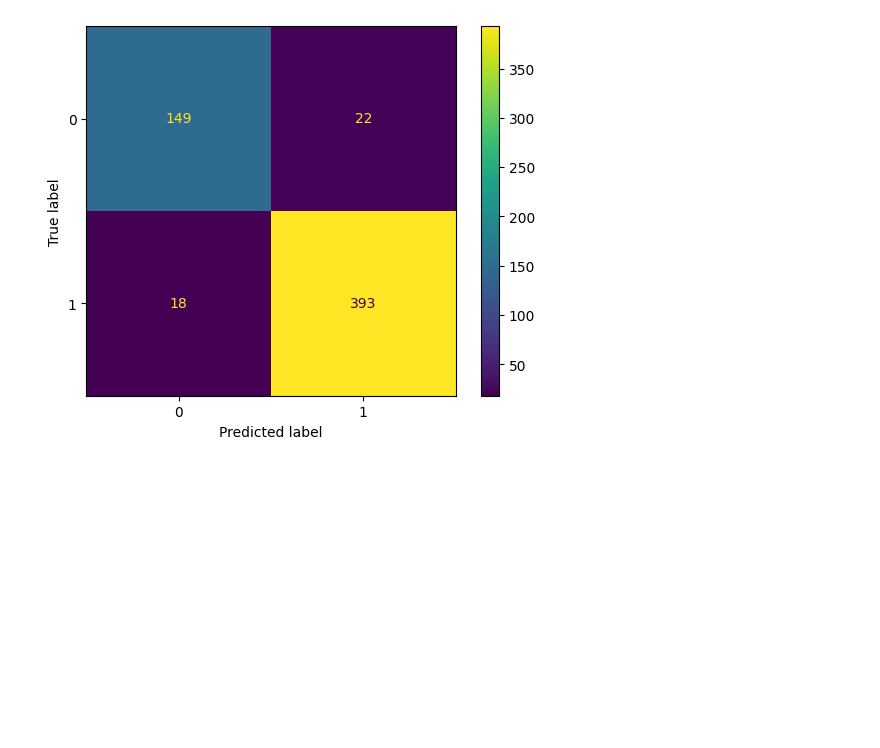
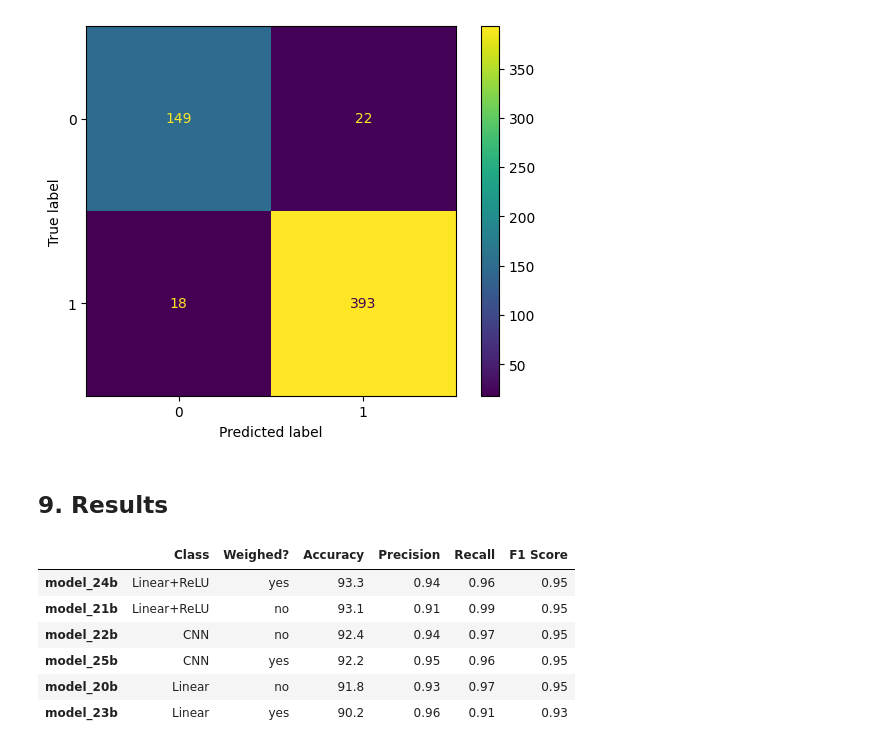
Before and after one commit to GabCopetti/Chest-X-Rays-Binary-Classification, a Jupyter notebook: Chest_XRays_Training_and_Evaluation_BatchSize64.ipynb, the cells around one changed output. Drawn from its saved outputs; the diff is of its cells as text; code cells hidden in the pictures; blank space fills up the shorter version.

Commit message:
Creating results table

```diff
--- a/Chest_XRays_Training_and_Evaluation_BatchSize64.ipynb
+++ b/Chest_XRays_Training_and_Evaluation_BatchSize64.ipynb
@@ -314,7 +328,7 @@ def test(data_loader: torch.utils.data.DataLoader,
               device: torch.device = device):
     y_true = []
     y_pred = []
-    test_acc, test_f1 = 0, 0
+    test_acc, test_precision, test_recall, test_f1 = 0, 0, 0, 0
     model.to(device)
     model.eval() # put model in eval mode
     # Turn on inference context manager
@@ -340,9 +354,13 @@ def test(data_loader: torch.utils.data.DataLoader,
         y_pred = torch.Tensor.numpy(y_pred)
         test_acc /= len(data_loader)
         test_f1 += f1_score(y_true=y_true, y_pred=y_pred)
+        test_precision += precision_score(y_true=y_true, y_pred=y_pred)
+        test_recall += recall_score(y_true=y_true, y_pred=y_pred)
 
         results = {
             "test_acc": test_acc,
+            "test_precision": test_precision,
+            "test_recall": test_recall,
             "test_f1": test_f1
         }
 
@@ -1592,3 +1628,45 @@ ConfusionMatrixDisplay(cm).plot()
 # %% [output]
 <sklearn.metrics._plot.confusion_matrix.ConfusionMatrixDisplay at 0x...>
 [figure]
+# %% [markdown]
+## 9. Results
+# %%
+#List of dictionaries with model results
+list_of_model_results = [test_results_model_20b, test_results_model_21b, test_results_model_22b, test_results_model_23b, test_results_model_24b, test_results_model_25b]
+#Creating dataframe
+df = pd.DataFrame(list_of_model_results)
+
+#Index as models numbers
+names = ['model_20b', 'model_21b', 'model_22b', 'model_23b', 'model_24b', 'model_25b']
+df.index = names
+
+#Adding information about model
+df.insert(0,'Class','')
+classes = ["Linear", "Linear+ReLU", "CNN", "Linear", "Linear+ReLU", "CNN"]
+df['Class'] = classes
+df.insert(1, 'Weighed?','')
+weighed = ['no', 'no', 'no', 'yes', 'yes', 'yes']
+df['Weighed?'] = weighed
+
+#Rounding
+df["test_acc"]= np.round(df["test_acc"], 1)
+df["test_precision"]= np.round(df["test_precision"], 2)
+df["test_recall"]= np.round(df["test_recall"], 2)
+df["test_f1"]= np.round(df["test_f1"], 2)
+
+#Sorting by accuracy
+df = df.sort_values(ascending=False, by="test_acc")
+
+#Renaming columns
+df = df.rename(columns={'test_acc': 'Accuracy', 'test_precision': 'Precision', 'test_recall': 'Recall', 'test_f1': 'F1 Score'})
+
+#Display
+df
+# %% [output]
+|  | Class | Weighed? | Accuracy | Precision | Recall | F1 Score |
+| model_24b | Linear+ReLU | yes | 93.3 | 0.94 | 0.96 | 0.95 |
+| model_21b | Linear+ReLU | no | 93.1 | 0.91 | 0.99 | 0.95 |
+| model_22b | CNN | no | 92.4 | 0.94 | 0.97 | 0.95 |
+| model_25b | CNN | yes | 92.2 | 0.95 | 0.96 | 0.95 |
+| model_20b | Linear | no | 91.8 | 0.93 | 0.97 | 0.95 |
+| model_23b | Linear | yes | 90.2 | 0.96 | 0.91 | 0.93 |
```
Also changed, not shown: parts of 9 cells of this notebook.
